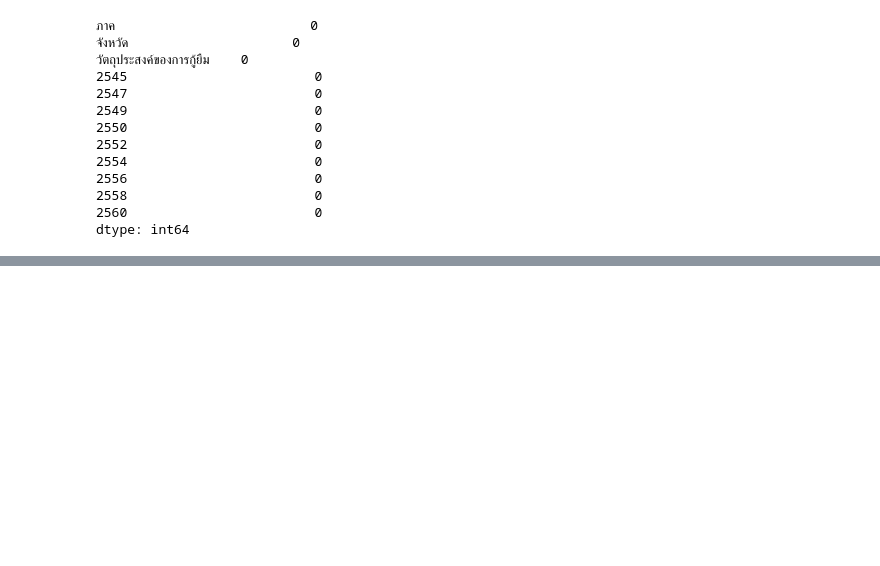
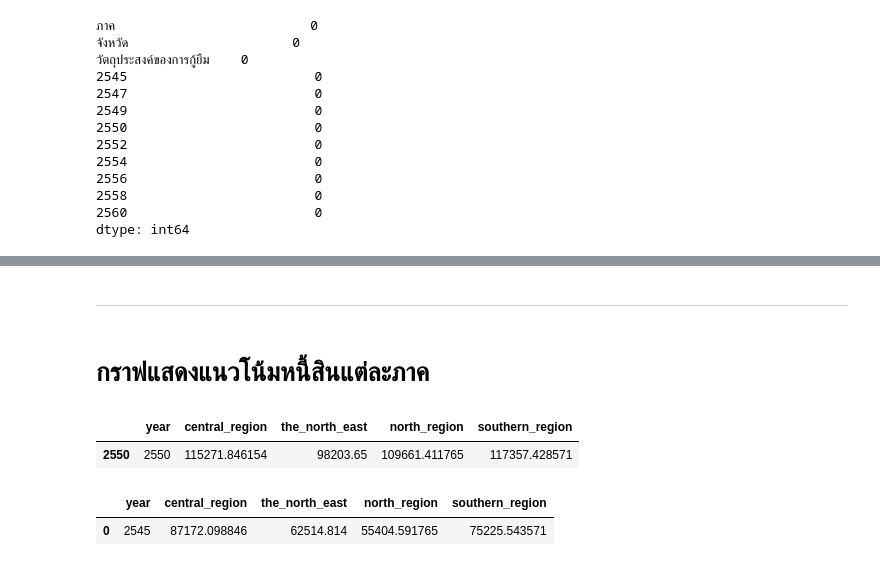
Before and after one commit to wsirigate/FDS_Project, a Jupyter notebook: improve version.ipynb, the cells around one changed output, grey strips where cells are left out. Cells and saved outputs as stored; diff of their text form; code cells hidden in the pictures; blank space fills up the shorter version.

```diff
--- a/improve version.ipynb
+++ b/improve version.ipynb
@@ -75,0 +146,24 @@ df.sample(10)
+# %% [markdown]
+----------
+# %% [markdown]
+# กราฟแสดงแนวโน้มหนี้สินแต่ละภาค
+# %%
+central_region = total_bedt[total_debt['ภาค'] == 'ภาคกลาง']
+the_north_east = total_bedt[total_debt['ภาค'] == 'ภาคตะวันออกเฉียงเหนือ']
+north_region = total_bedt[total_debt['ภาค'] == 'ภาคเหนือ']
+southern_region = total_bedt[total_debt['ภาค'] == 'ภาคใต้']
+# %%
+data = {
+    'year':["2545", "2547", "2549", "2550", "2552", "2554", "2556", "2558", "2560"],
+    'central_region':central_region.mean(),
+    'the_north_east':the_north_east.mean(),
+    'north_region':north_region.mean(),
+    'southern_region':southern_region.mean()
+}
+# %%
+df_total_debt = pd.DataFrame(data)
+# %%
+df_total_debt.sample()
+# %% [output]
+|  | year | central_region | the_north_east | north_region | southern_region |
+| 2550 | 2550 | 115271.846154 | 98203.65 | 109661.411765 | 117357.428571 |
@@ -75,0 +173,5 @@ df.sample(10)
+# %%
+df_total_debt.sample()
+# %% [output]
+|  | year | central_region | the_north_east | north_region | southern_region |
+| 0 | 2545 | 87172.098846 | 62514.814 | 55404.591765 | 75225.543571 |
```
Also changed, not shown: parts of 18 cells of this notebook, 2 other files.
